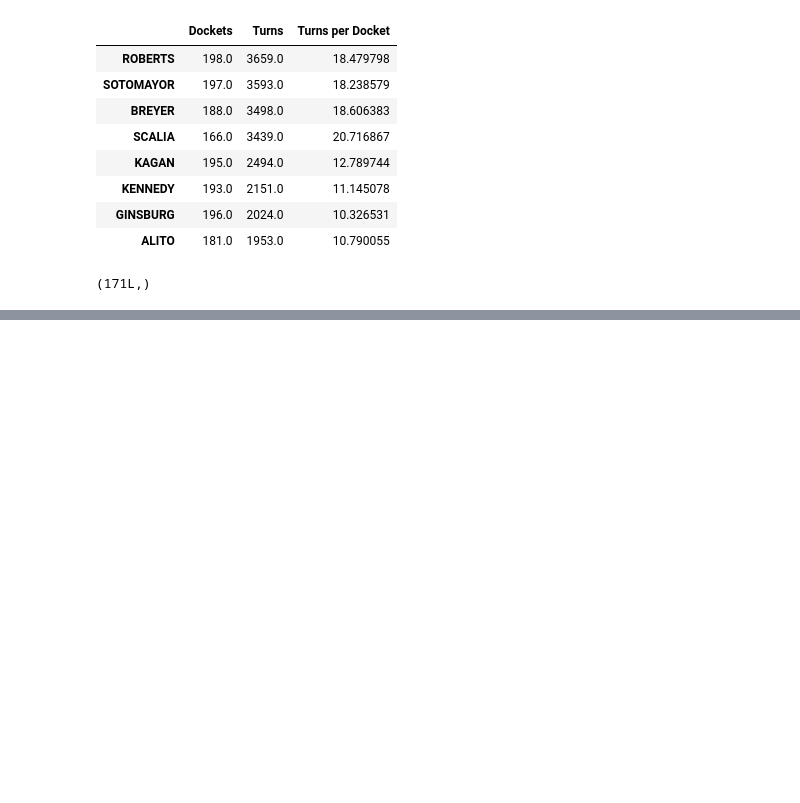
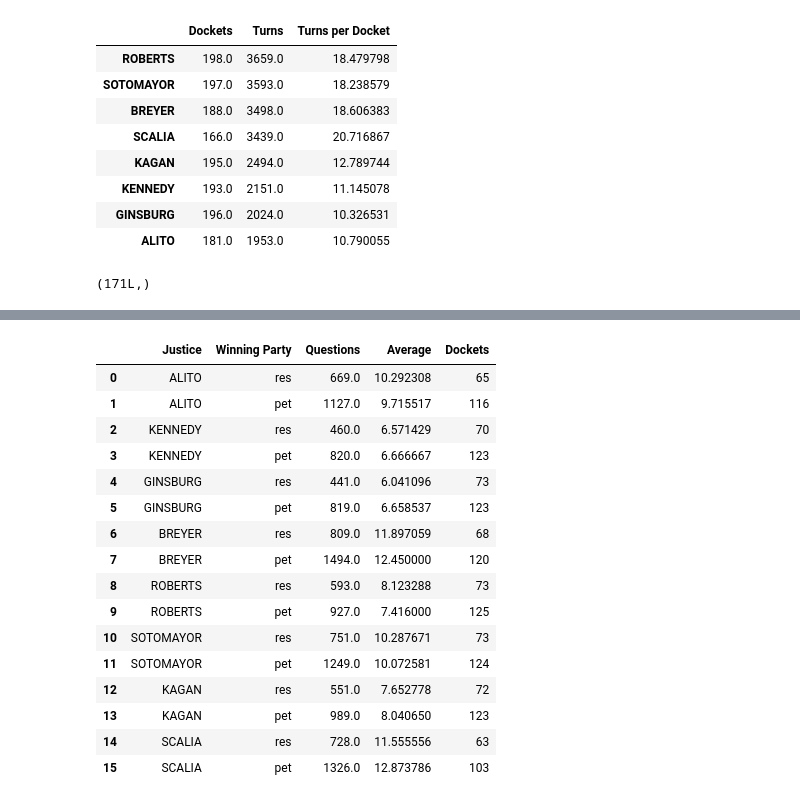
Before and after one commit to polakluk/supreme-court-analysis, a Jupyter notebook: supreme-court.ipynb, the cells around one changed output, grey strips where cells are left out. Cells and saved outputs as stored; diff of their text form; code cells hidden in the pictures; blank space fills up the shorter version.

```diff
--- a/supreme-court.ipynb
+++ b/supreme-court.ipynb
@@ -225,0 +451,19 @@ res[res == 1].shape
+# %%
+modes = ['res', 'pet']
+for key in dataJustices.keys():
+    for mode in modes:
+        dataJustices[key][mode]['dockets'] = len(dataJustices[key][mode]['dockets'])
+        if dataJustices[key][mode]['dockets'] == 0:
+            dataJustices[key][mode]['average'] = 0
+        else:
+            dataJustices[key][mode]['average'] = float(dataJustices[key][mode]['questions']) / dataJustices[key][mode]['dockets']
+# %%
+modes = ['res', 'pet']
+dtFlatJusticesData = []
+for key in dataJustices.keys():
+    if key == 'THOMAS':
+        continue
+    for mode in modes:
+        dtFlatJusticesData.append([key, mode, dataJustices[key][mode]['questions'], dataJustices[key][mode]['average'], dataJustices[key][mode]['dockets']])
+# %%
+dtFinal = pd.DataFrame(dtFlatJusticesData, columns=['Justice', 'Winning Party', 'Questions', 'Average', 'Dockets'])
@@ -225,0 +495,20 @@ res[res == 1].shape
+# %%
+dtFinal
+# %% [output]
+|  | Justice | Winning Party | Questions | Average | Dockets |
+| 0 | ALITO | res | 669.0 | 10.292308 | 65 |
+| 1 | ALITO | pet | 1127.0 | 9.715517 | 116 |
+| 2 | KENNEDY | res | 460.0 | 6.571429 | 70 |
+| 3 | KENNEDY | pet | 820.0 | 6.666667 | 123 |
+| 4 | GINSBURG | res | 441.0 | 6.041096 | 73 |
+| 5 | GINSBURG | pet | 819.0 | 6.658537 | 123 |
+| 6 | BREYER | res | 809.0 | 11.897059 | 68 |
+| 7 | BREYER | pet | 1494.0 | 12.450000 | 120 |
+| 8 | ROBERTS | res | 593.0 | 8.123288 | 73 |
+| 9 | ROBERTS | pet | 927.0 | 7.416000 | 125 |
+| 10 | SOTOMAYOR | res | 751.0 | 10.287671 | 73 |
+| 11 | SOTOMAYOR | pet | 1249.0 | 10.072581 | 124 |
+| 12 | KAGAN | res | 551.0 | 7.652778 | 72 |
+| 13 | KAGAN | pet | 989.0 | 8.040650 | 123 |
+| 14 | SCALIA | res | 728.0 | 11.555556 | 63 |
+| 15 | SCALIA | pet | 1326.0 | 12.873786 | 103 |
```
Also changed, not shown: parts of 26 cells of this notebook, 4 other files.
